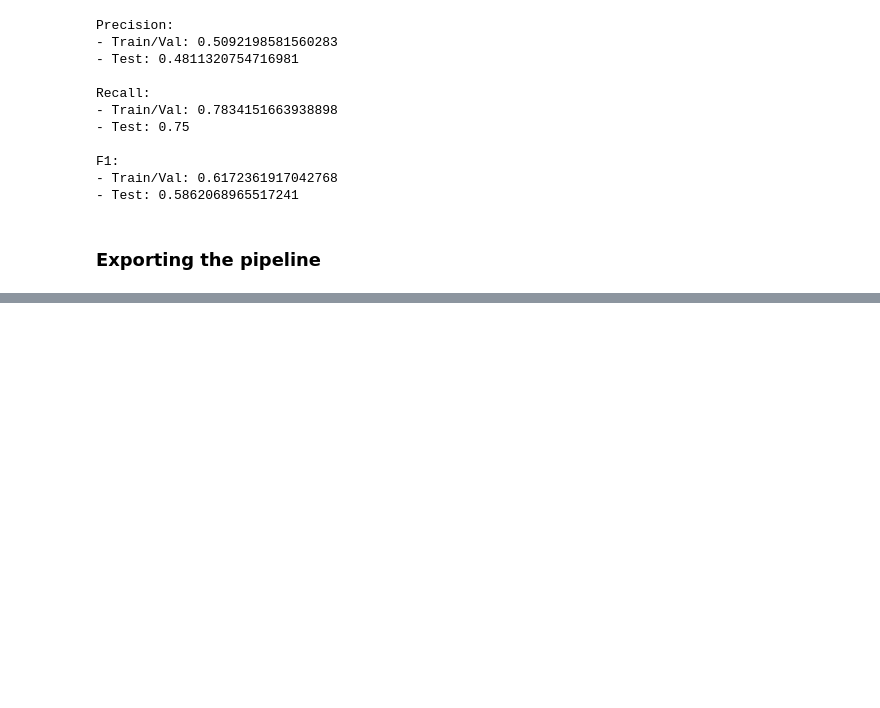
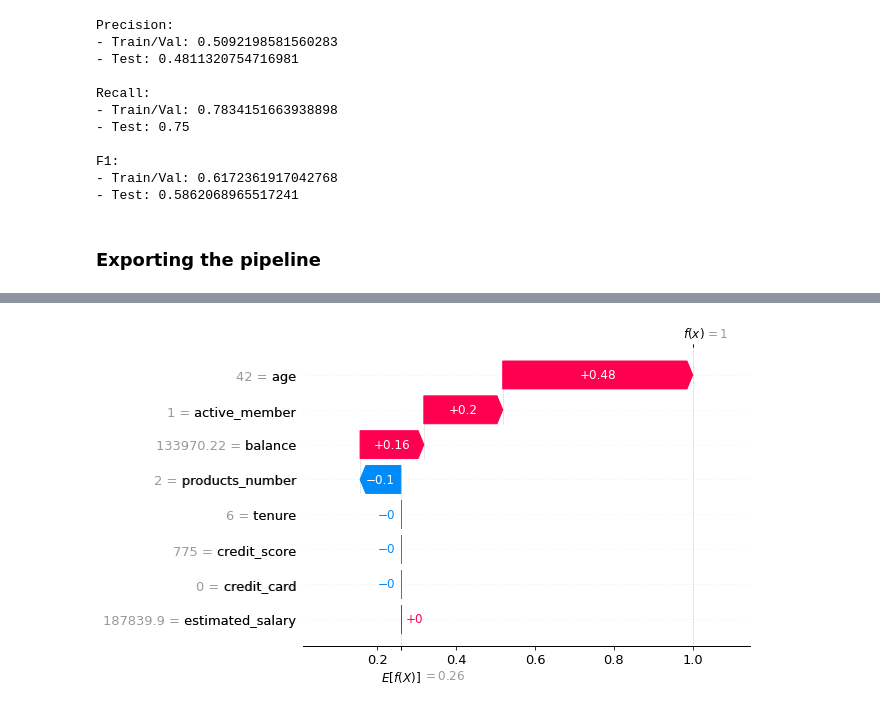
Before and after one commit to juanDango/classification-tutorial, a Jupyter notebook: churn.ipynb, the cells around one changed output, grey strips where cells are left out. Cells and saved outputs as stored; diff of their text form; code cells hidden in the pictures; blank space fills up the shorter version.

```diff
--- a/churn.ipynb
+++ b/churn.ipynb
@@ -412,0 +469,4 @@ dump(grid2.best_estimator_, './models/churn-v1.0.joblib')
+# %%
+shap.plots.waterfall(shap_values[85])
+# %% [output]
+[figure, added]
```
Also changed, not shown: parts of 16 cells of this notebook.
